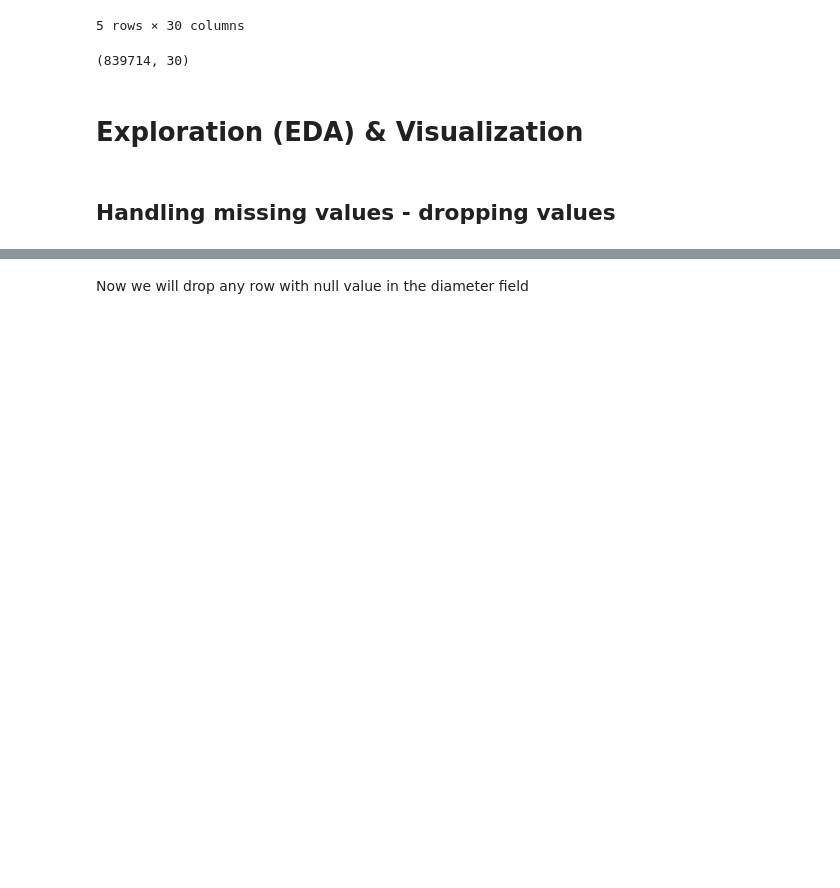
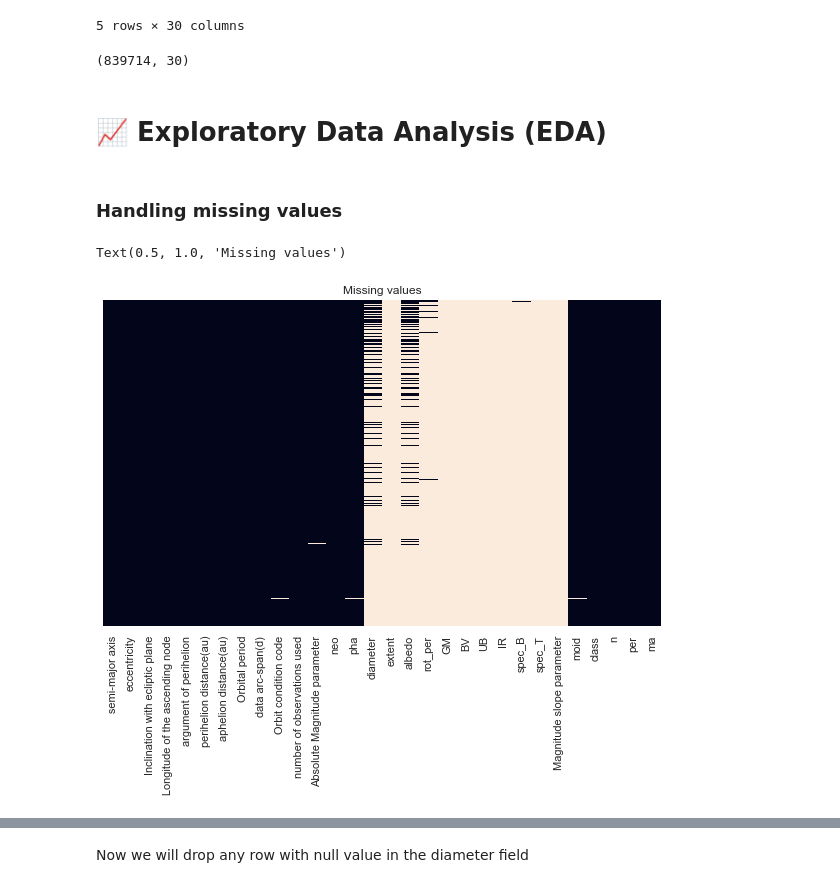
Before and after one commit to slash827/Data-Science-Workshop, a Jupyter notebook: Asteroid_notebook_new_version.ipynb, the cells around one changed output, grey strips where cells are left out. Drawn from its saved outputs; the diff is of its cells as text; code cells hidden in the pictures; blank space fills up the shorter version.

```diff
--- a/Asteroid_notebook_new_version.ipynb
+++ b/Asteroid_notebook_new_version.ipynb
@@ -60,5 +90,3 @@ readable_df.head()
 readable_df.shape
 # %% [output]
 (839714, 30)
-# %% [markdown]
-# **Exploration (EDA) & Visualization**
@@ -65,5 +127,14 @@ readable_df.shape
+# %% [markdown]
+# 📈 Exploratory Data Analysis (EDA)
 # %% [markdown]
-## Handling missing values - dropping values
+### Handling missing values
+# %%
+plt.figure(figsize=(10, 6))
+sns.heatmap(readable_df.isnull(), yticklabels=False, cbar=False)
+plt.title("Missing values")
+# %% [output]
+Text(0.5, 1.0, 'Missing values')
+[figure, added]
 # %%
 missing_values = readable_df.isnull().sum() / len(readable_df) * 100
 missing_values = missing_values[missing_values > 0]
```
Also changed, not shown: parts of 96 cells of this notebook.
